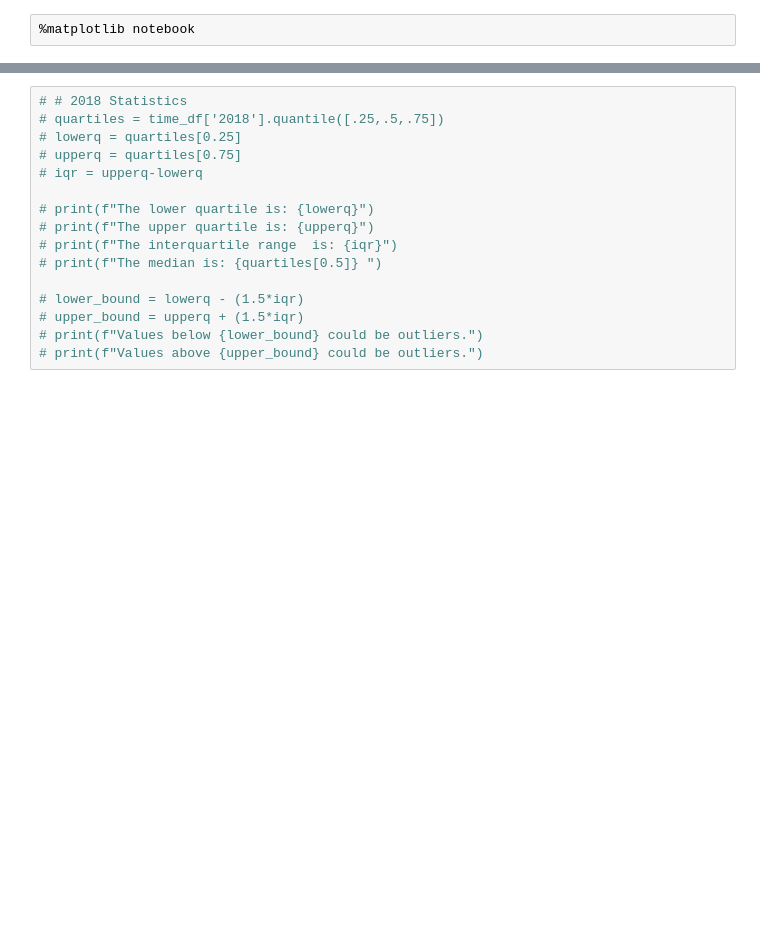
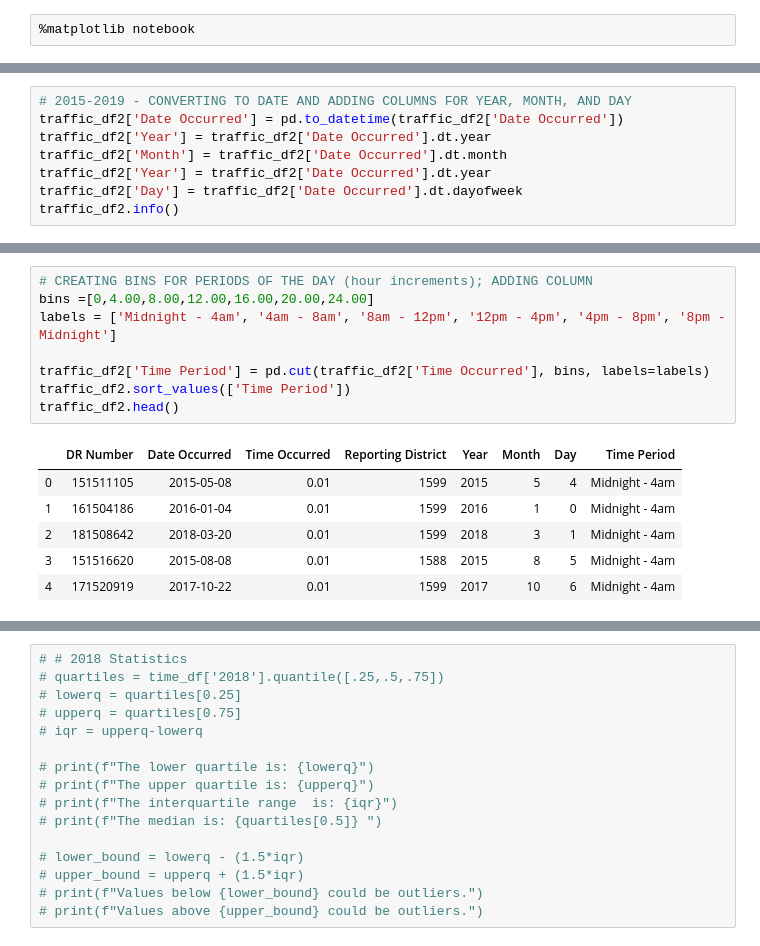
Before and after one commit to StephenCYang/Group_Project_1, a Jupyter notebook: AR/Collisions & Time Occurence_AR_FINAL.ipynb, the cells around one changed output, grey strips where cells are left out. Cells and saved outputs as stored; diff of their text form; blank space fills up the shorter version.

```diff
--- a/AR/Collisions & Time Occurence_AR_FINAL.ipynb
+++ b/AR/Collisions & Time Occurence_AR_FINAL.ipynb
@@ -448,0 +48,8 @@ Text(0, 0.5, 'No. of Collisions')
+# %%
+# 2015-2019 - CONVERTING TO DATE AND ADDING COLUMNS FOR YEAR, MONTH, AND DAY
+traffic_df2['Date Occurred'] = pd.to_datetime(traffic_df2['Date Occurred'])
+traffic_df2['Year'] = traffic_df2['Date Occurred'].dt.year
+traffic_df2['Month'] = traffic_df2['Date Occurred'].dt.month
+traffic_df2['Year'] = traffic_df2['Date Occurred'].dt.year
+traffic_df2['Day'] = traffic_df2['Date Occurred'].dt.dayofweek
+traffic_df2.info()
@@ -448,0 +69,15 @@ Text(0, 0.5, 'No. of Collisions')
+# %%
+# CREATING BINS FOR PERIODS OF THE DAY (hour increments); ADDING COLUMN
+bins =[0,4.00,8.00,12.00,16.00,20.00,24.00]
+labels = ['Midnight - 4am', '4am - 8am', '8am - 12pm', '12pm - 4pm', '4pm - 8pm', '8pm - Midnight']
+
+traffic_df2['Time Period'] = pd.cut(traffic_df2['Time Occurred'], bins, labels=labels)
+traffic_df2.sort_values(['Time Period'])
+traffic_df2.head()
+# %% [output]
+|  | DR Number | Date Occurred | Time Occurred | Reporting District | Year | Month | Day | Time Period |
+| 0 | 151511105 | 2015-05-08 | 0.01 | 1599 | 2015 | 5 | 4 | Midnight - 4am |
+| 1 | 161504186 | 2016-01-04 | 0.01 | 1599 | 2016 | 1 | 0 | Midnight - 4am |
+| 2 | 181508642 | 2018-03-20 | 0.01 | 1599 | 2018 | 3 | 1 | Midnight - 4am |
+| 3 | 151516620 | 2015-08-08 | 0.01 | 1588 | 2015 | 8 | 5 | Midnight - 4am |
+| 4 | 171520919 | 2017-10-22 | 0.01 | 1599 | 2017 | 10 | 6 | Midnight - 4am |
```
Also changed, not shown: parts of 36 cells of this notebook.
